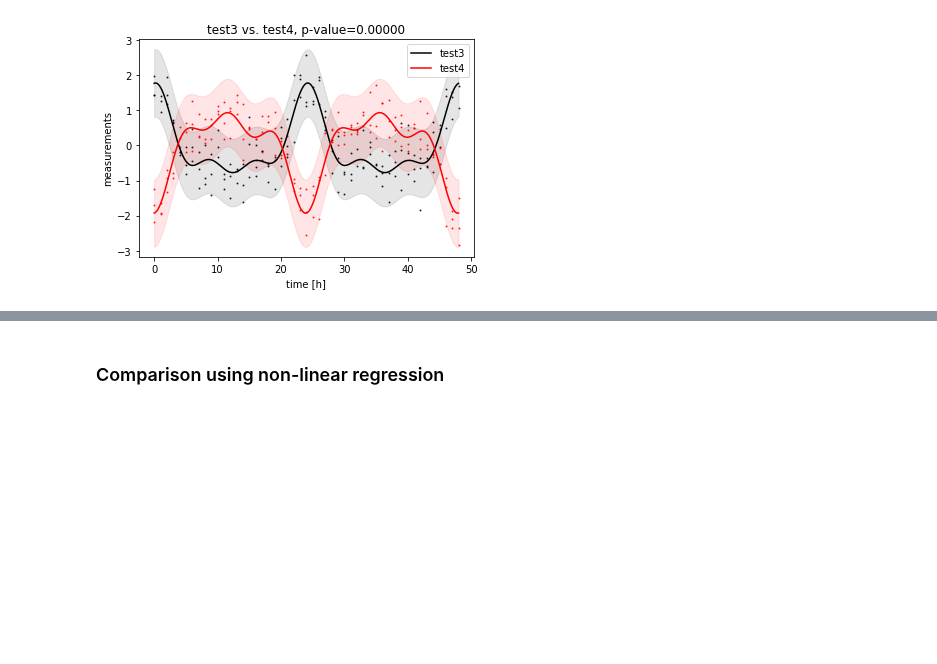
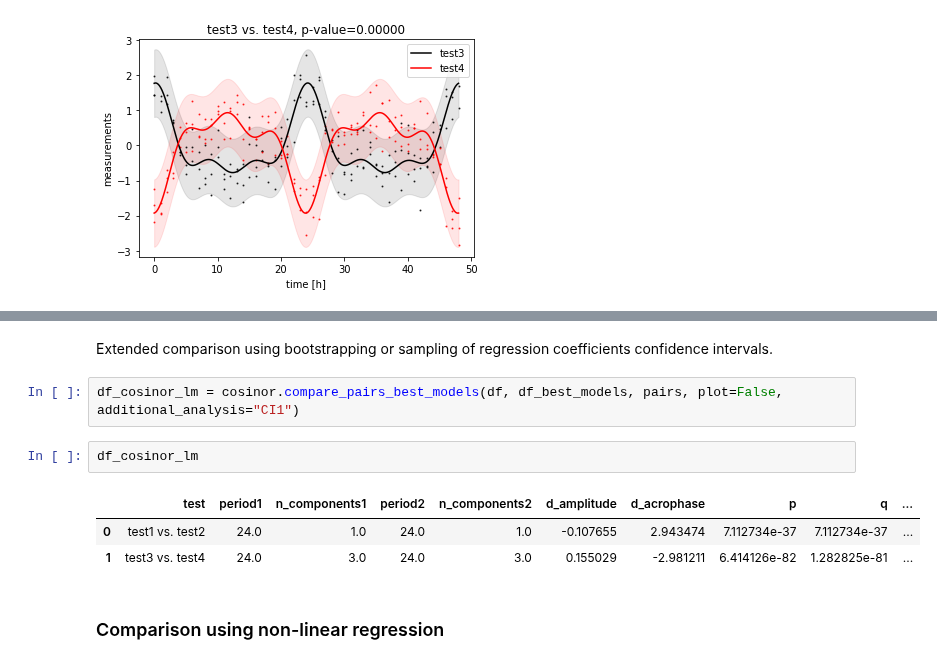
Before and after one commit to mmoskon/CosinorPy, a Jupyter notebook: demo_independent.ipynb, the cells around one changed output, grey strips where cells are left out. Cells and saved outputs as stored; diff of their text form; blank space fills up the shorter version.

```diff
--- a/demo_independent.ipynb
+++ b/demo_independent.ipynb
@@ -155,3 +162,13 @@ df_cosinor_lm2
+# %% [markdown]
+Extended comparison using bootstrapping or sampling of regression coefficients confidence intervals.
+# %%
+df_cosinor_lm = cosinor.compare_pairs_best_models(df, df_best_models, pairs, plot=False, additional_analysis="CI1")
+# %%
+df_cosinor_lm
+# %% [output]
+|  | test | period1 | n_components1 | period2 | n_components2 | d_amplitude | d_acrophase | p | q | ... |
+| 0 | test1 vs. test2 | 24.0 | 1.0 | 24.0 | 1.0 | -0.107655 | 2.943474 | 7.112734e-37 | 7.112734e-37 | ... |
+| 1 | test3 vs. test4 | 24.0 | 3.0 | 24.0 | 3.0 | 0.155029 | -2.981211 | 6.414126e-82 | 1.282825e-81 | ... |
 # %% [markdown]
 ### Comparison using non-linear regression
 # %%
```
Also changed, not shown: parts of 9 cells of this notebook.
